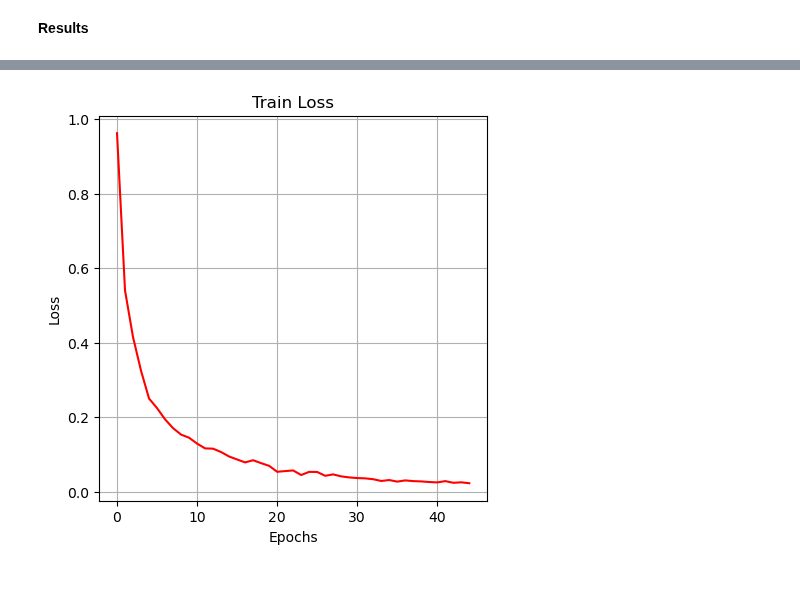
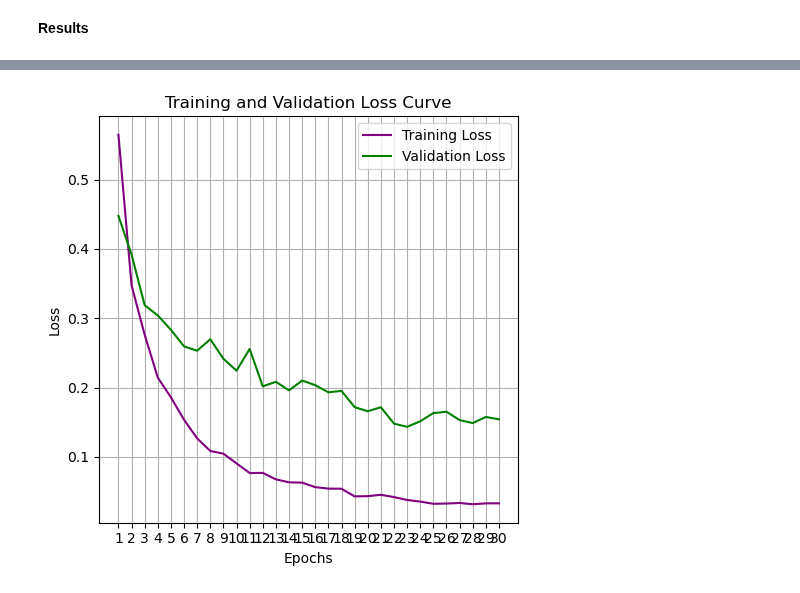
Before and after one commit to nivbartov/MRI_Brain_Alzheimer_Classification, a Jupyter notebook: models/dino_v2_model.ipynb, the cells around one changed output, grey strips where cells are left out. Drawn from its saved outputs; the diff is of its cells as text; code cells hidden in the pictures.

Commit message:
modification for optuna and dino_v2 fine tuned model

```diff
--- a/models/dino_v2_model.ipynb
+++ b/models/dino_v2_model.ipynb
@@ -147,6 +155,7 @@ if load_existing_hyperparams:
         hyperparams = json.load(file)
 else:
     # Find optimal hyper-parameters using optuna
+    torch.cuda.empty_cache()
     hyperparams = optuna_search.optuna_param_search(model_name="DINO_v2_FT", loss_criterion=nn.CrossEntropyLoss(), num_epochs_for_experiments=10, device=device, transfer_learning=True)
 
 print(hyperparams)
@@ -176,7 +198,7 @@ batch_size = hyperparams['batch_size']
 learning_rate = hyperparams['lr']
 optimizer_name = hyperparams['optimizer']
 optimizer = getattr(torch.optim, optimizer_name)(model.fc.parameters(), lr=learning_rate)
-num_epochs = 50
+num_epochs = 30
 scheduler = hyperparams['scheduler']
 scheduler = StepLR(optimizer, 10, 0.1, verbose=True) if scheduler == "StepLR" else CosineAnnealingLR(optimizer, num_epochs, verbose=True)
 
@@ -198,11 +220,13 @@ augmentations = K.AugmentationSequential(
 # %% [markdown]
 **Create Data Loaders**
 # %%
-# Combine train and validations sets for the full training
-full_train_set = ConcatDataset([train_set, validation_set])
+# # Combine train and validations sets for the full training
+# full_train_set = ConcatDataset([train_set, validation_set])
+# trainloader = torch.utils.data.DataLoader(full_train_set, batch_size=batch_size, shuffle=True, num_workers=4, pin_memory=True)
 
 # Data loading and shuffling
-trainloader = torch.utils.data.DataLoader(full_train_set, batch_size=batch_size, shuffle=True, num_workers=4, pin_memory=True)
+trainloader = torch.utils.data.DataLoader(train_set, batch_size=batch_size, shuffle=True, num_workers=4, pin_memory=True)
+validationloader = torch.utils.data.DataLoader(validation_set, batch_size=batch_size, shuffle=True, num_workers=4, pin_memory=True)
 testloader = torch.utils.data.DataLoader(test_set, batch_size=batch_size, shuffle=False, num_workers=4, pin_memory=True)
 # %% [markdown]
 **Train Model**
@@ -211,10 +235,10 @@ load_existing_params = False
 train_loaded_model = False
 
 if load_existing_params:
-    model_path = './checkpoints/DINO_v2_FT_193926_03102024.pth'
+    model_path = './checkpoints/DINO_v2_FT_204018_04102024/DINO_v2_FT_211438_04102024_train_0.0333_val_0.1188.pth'
     checkpoint = torch.load(model_path, weights_only=True)
     model.load_state_dict(checkpoint['net'])
     if(train_loaded_model):
-        epoch_losses = utils_funcs.train(model, num_epochs, trainloader, device, criterion, optimizer, scheduler, augmentations, use_amp=True)
+        epoch_train_losses, epoch_validation_losses, epoch_train_accuracies, epoch_validation_accuracies = utils_funcs.train_model(model, num_epochs, trainloader, validationloader, device, criterion, optimizer, scheduler, augmentations, use_amp=True)
 else:
-    epoch_losses = utils_funcs.train(model, num_epochs, trainloader, device, criterion, optimizer, scheduler, augmentations, use_amp=True)
+    epoch_train_losses, epoch_validation_losses, epoch_train_accuracies, epoch_validation_accuracies = utils_funcs.train_model(model, num_epochs, trainloader, validationloader, device, criterion, optimizer, scheduler, augmentations, use_amp=True)
@@ -234,4 +277,4 @@ utils_funcs.plot_normalized_confusion_matrix(testloader, model, class_names, dev
 # %%
-utils_funcs.plot_loss_curve(epoch_losses, num_epochs)
+utils_funcs.plot_loss_curve(epoch_train_losses, epoch_validation_losses, num_epochs)
 # %% [output]
-[figure, old version]
+[figure, new version]
```
Also changed, not shown: parts of 9 cells of this notebook, 2 other files.
